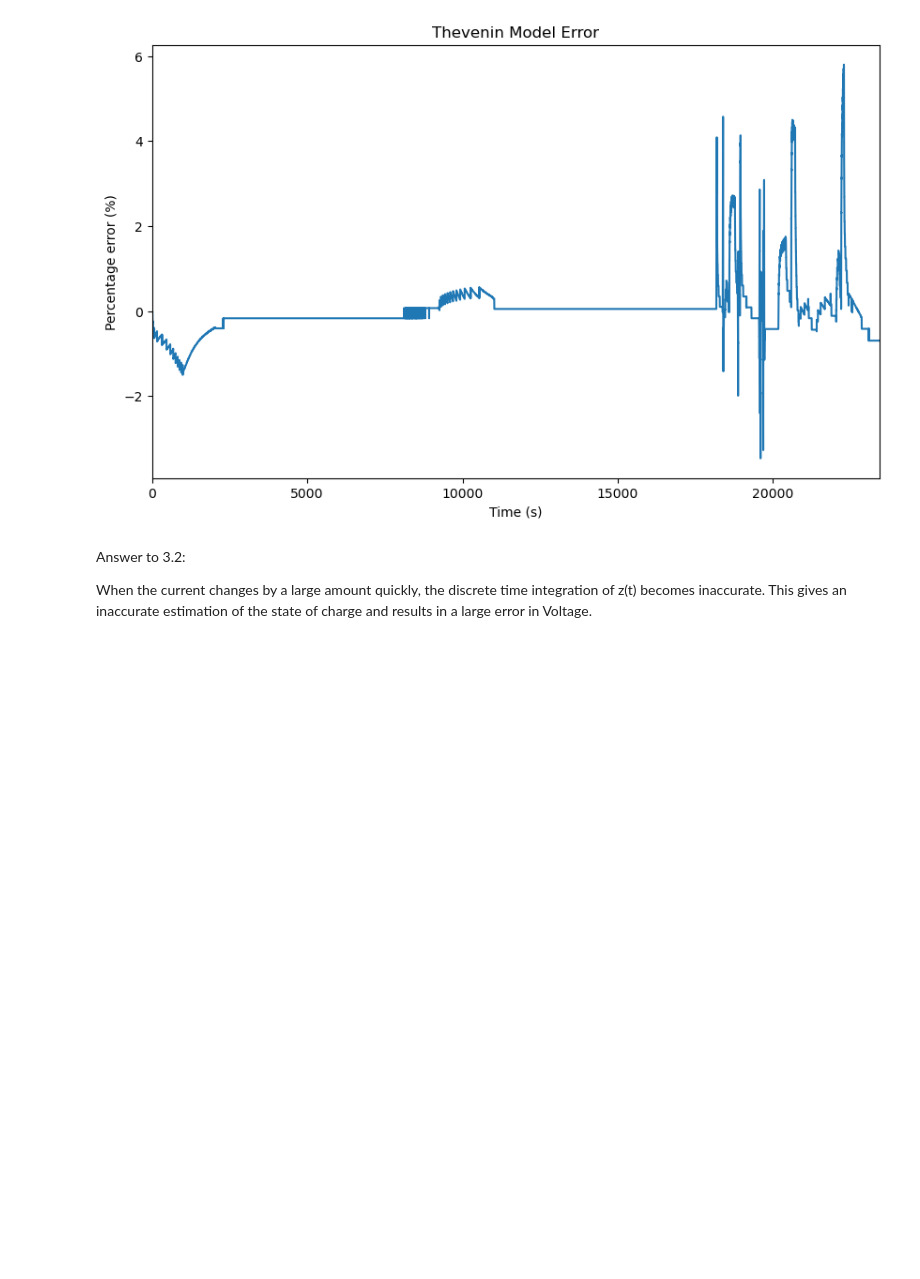
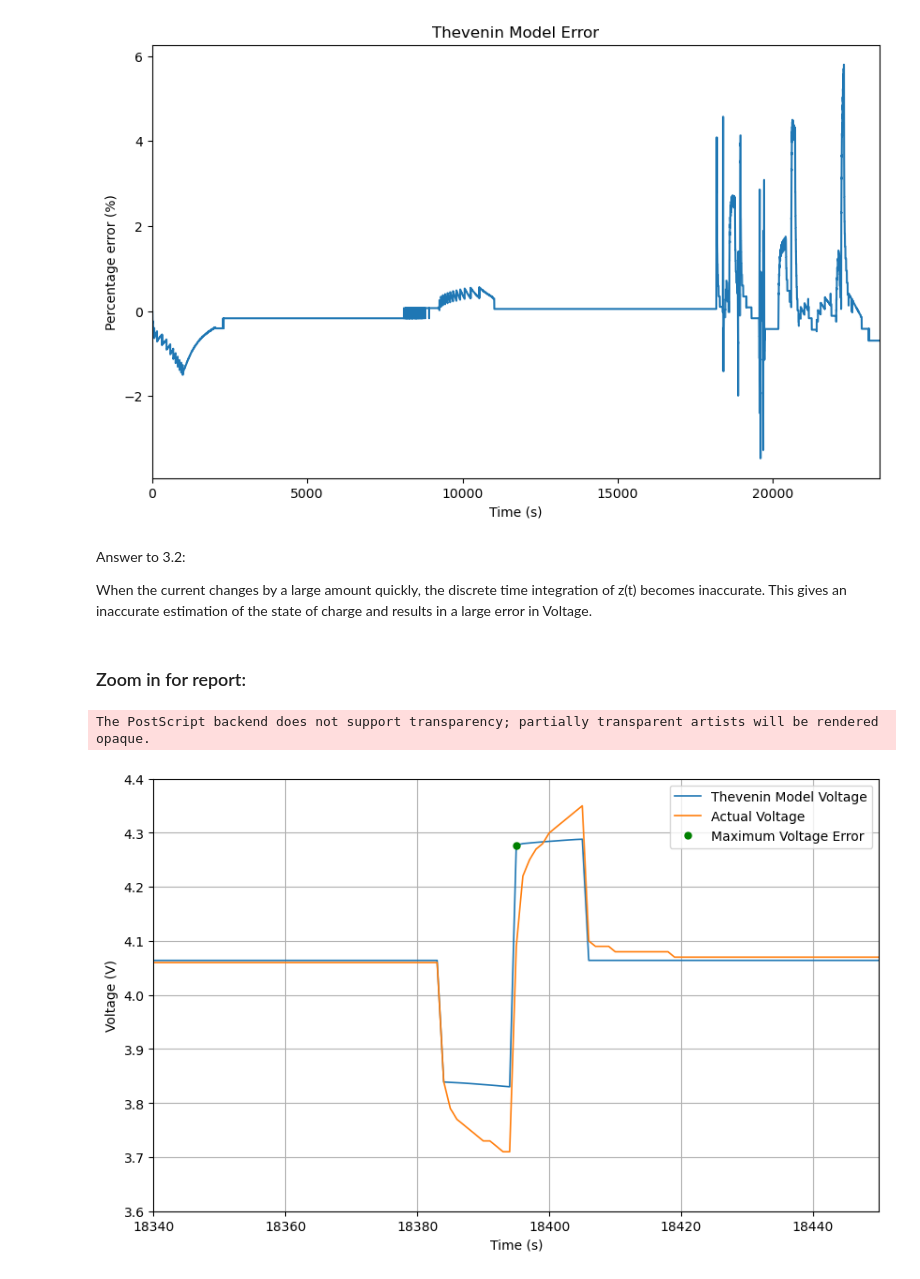
Before and after one commit to sunfanyi/modelling-of-lithium-ion-batteries, a Jupyter notebook: part_1.ipynb, the cells around one changed output. Saved outputs shown, nothing was run; the diff lists cells and outputs as text; code cells hidden in the pictures; blank space fills up the shorter version.

```diff
--- a/part_1.ipynb
+++ b/part_1.ipynb
@@ -164,3 +164,23 @@ plt.show()
 Answer to 3.2:
 
 When the current changes by a large amount quickly, the discrete time integration of z(t) becomes inaccurate. This gives an inaccurate estimation of the state of charge and results in a large error in Voltage.
+# %% [markdown]
+### Zoom in for report:
+# %%
+fig, ax = plt.subplots(figsize=(10, 6))
+ax.plot(t, V_pred, label='Thevenin Model Voltage', linewidth=1.2)
+ax.plot(t, V_actual, label='Actual Voltage', linewidth=1.2)
+ax.plot(t[max_idx], V_pred[max_idx], 'g.', label='Maximum Voltage Error', markersize=10)
+ax.legend()
+ax.set_xlim([0, t[-1]])
+ax.set_xlabel('Time (s)')
+ax.set_ylabel('Voltage (V)')
+ax.set_xlim([18340, 18450])
+ax.set_ylim([3.6, 4.4])
+# ax.set_title('Thevenin Model Prediction')
+ax.grid()
+fig.savefig('Figures/Part 1/part1_V_max_error_zoomed_in.eps', format='eps')
+plt.show()
+# %% [output]
+The PostScript backend does not support transparency; partially transparent artists will be rendered opaque.
+[figure, added]
```
Also changed, not shown: parts of 1 cell of this notebook, 5 other files.
